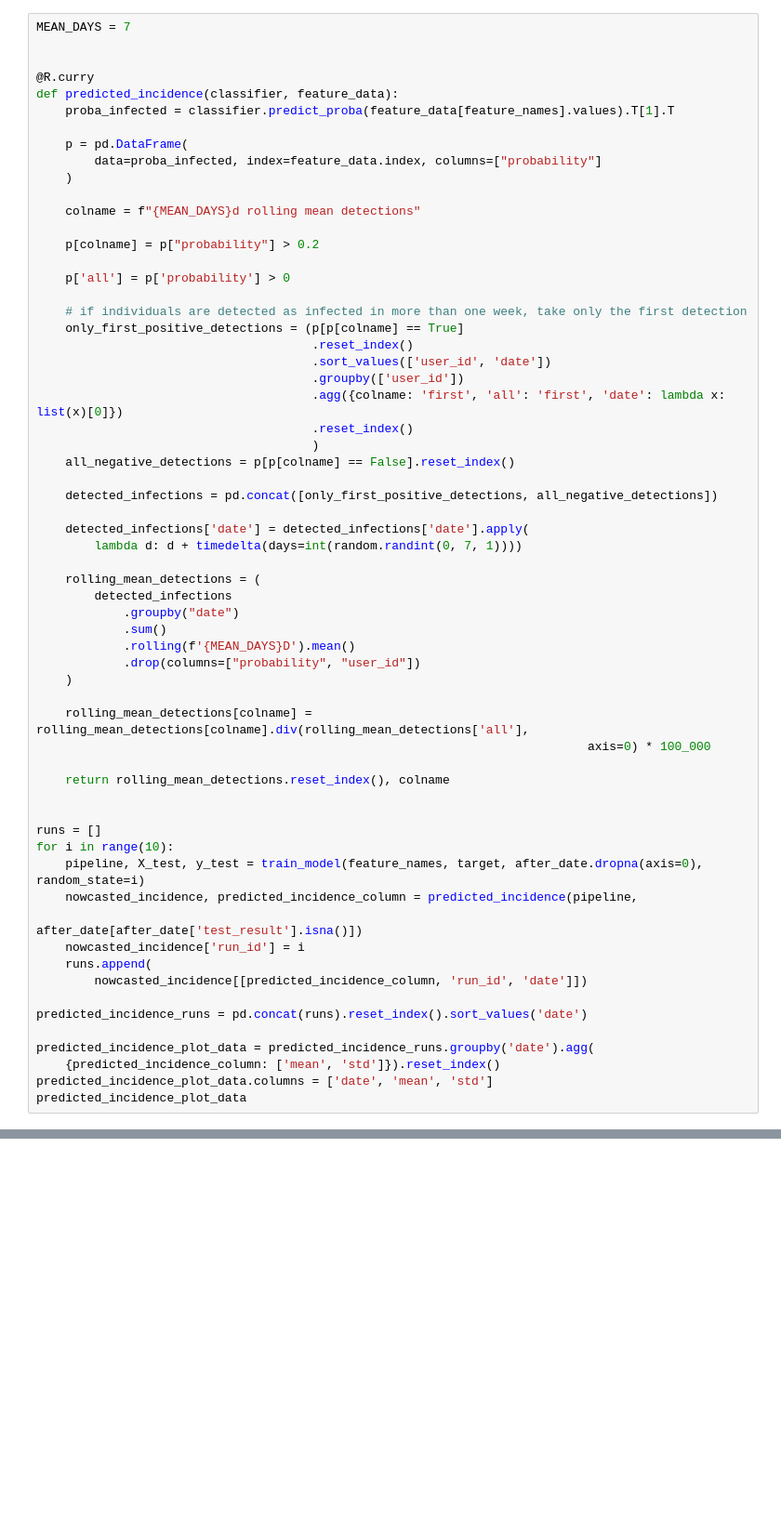
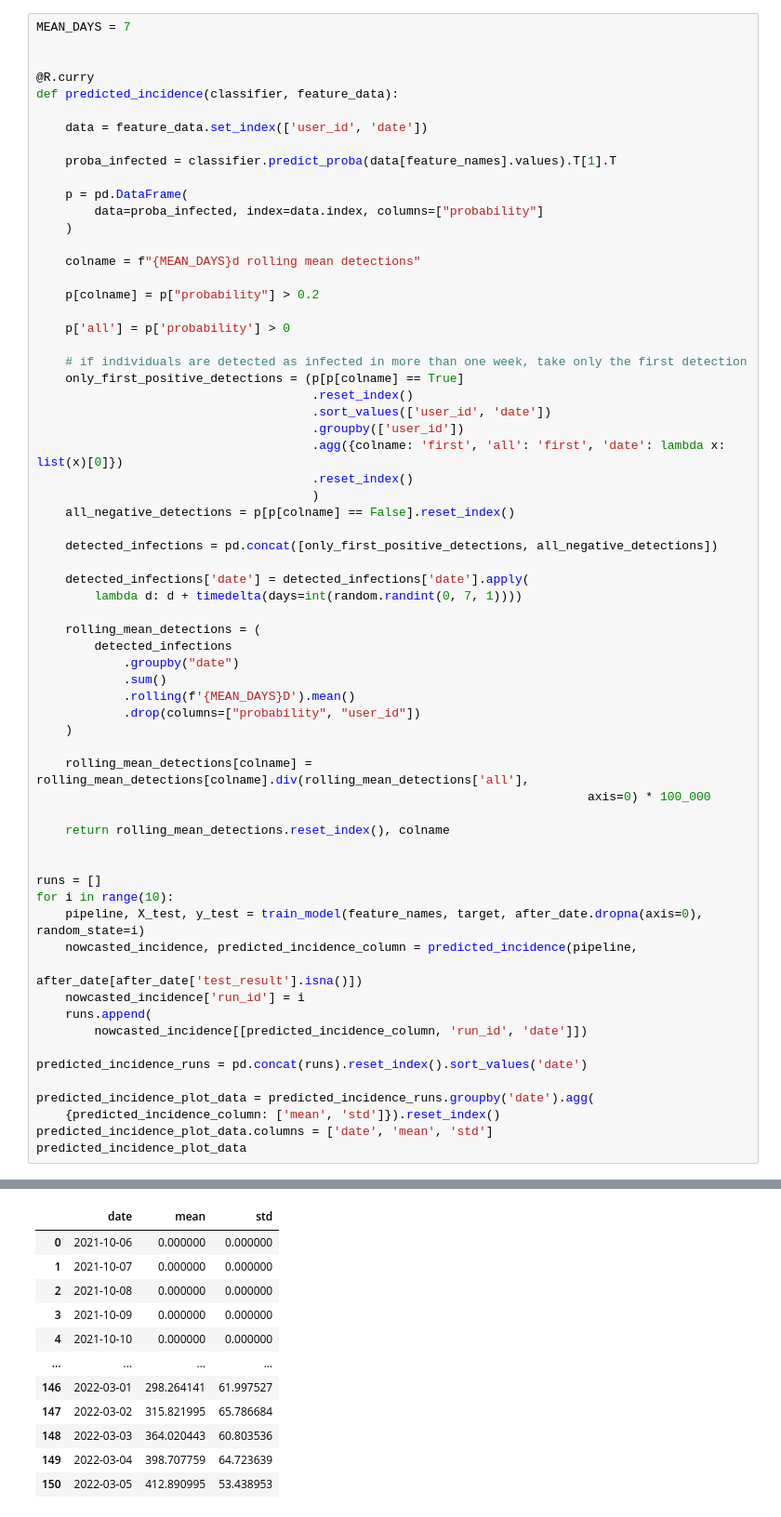
Before and after one commit to jakobkolb/ml-covid-nowcasting, a Jupyter notebook: Detection model (logistic regression)/Detection model (Logistic regression).ipynb, the cells around one changed output, grey strips where cells are left out. Shown at 93% size. Cells and saved outputs as stored; diff of their text form; blank space fills up the shorter version.

```diff
--- a/Detection model (logistic regression)/Detection model (Logistic regression).ipynb
+++ b/Detection model (logistic regression)/Detection model (Logistic regression).ipynb
@@ -418,10 +408,13 @@ MEAN_DAYS = 7
 
 @R.curry
 def predicted_incidence(classifier, feature_data):
-    proba_infected = classifier.predict_proba(feature_data[feature_names].values).T[1].T
+
+    data = feature_data.set_index(['user_id', 'date'])
+
+    proba_infected = classifier.predict_proba(data[feature_names].values).T[1].T
 
     p = pd.DataFrame(
-        data=proba_infected, index=feature_data.index, columns=["probability"]
+        data=proba_infected, index=data.index, columns=["probability"]
     )
 
     colname = f"{MEAN_DAYS}d rolling mean detections"
@@ -478,0 +488,12 @@ KeyError: 'user_id'
+|  | date | mean | std |
+| 0 | 2021-10-06 | 0.000000 | 0.000000 |
+| 1 | 2021-10-07 | 0.000000 | 0.000000 |
+| 2 | 2021-10-08 | 0.000000 | 0.000000 |
+| 3 | 2021-10-09 | 0.000000 | 0.000000 |
+| 4 | 2021-10-10 | 0.000000 | 0.000000 |
+| ... | ... | ... | ... |
+| 146 | 2022-03-01 | 298.264141 | 61.997527 |
+| 147 | 2022-03-02 | 315.821995 | 65.786684 |
+| 148 | 2022-03-03 | 364.020443 | 60.803536 |
+| 149 | 2022-03-04 | 398.707759 | 64.723639 |
+| 150 | 2022-03-05 | 412.890995 | 53.438953 |
```
Also changed, not shown: parts of 8 cells of this notebook, 3 other files.
